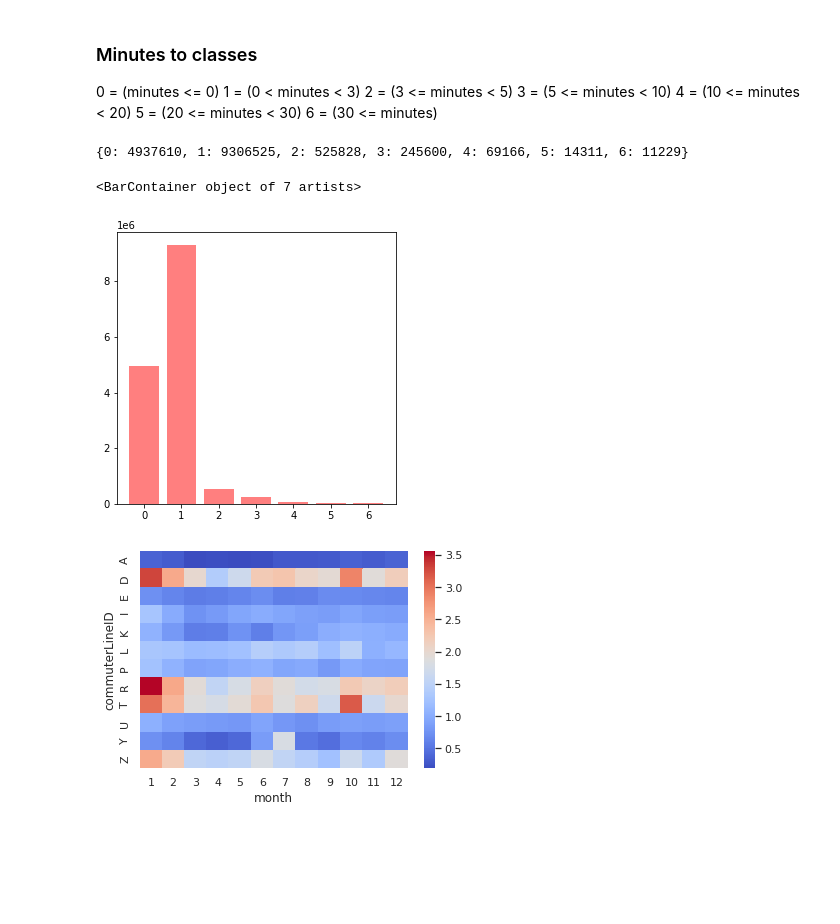
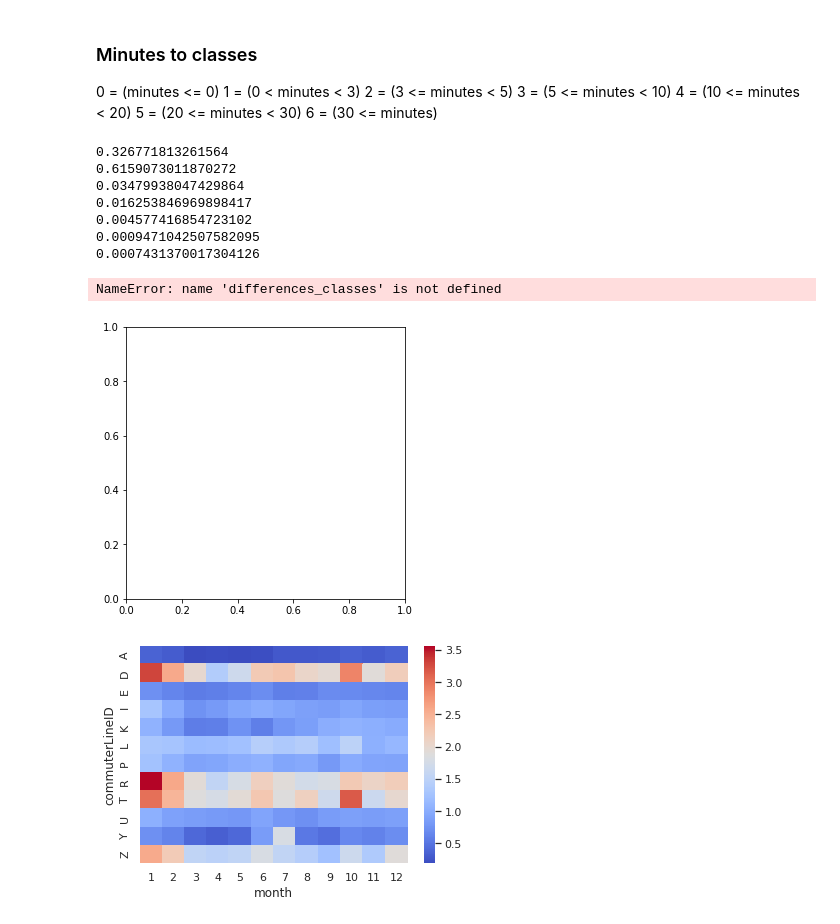
Before and after one commit to millalin/Train-predictor, a Jupyter notebook: notebooks/explore-train.ipynb, the cells around one changed output. Drawn from its saved outputs; the diff is of its cells as text; code cells hidden in the pictures; blank space fills up the shorter version.

```diff
--- a/notebooks/explore-train.ipynb
+++ b/notebooks/explore-train.ipynb
@@ -134,15 +147,24 @@ differences_classes[3] = len(merged[(merged["differenceInMinutes"]>=5) & (merged
 differences_classes[4] = len(merged[(merged["differenceInMinutes"]>= 10) & (merged["differenceInMinutes"]< 20)])
 differences_classes[5] = len(merged[(merged["differenceInMinutes"]>=20) & (merged["differenceInMinutes"]< 30)])
 differences_classes[6] = len(merged[merged["differenceInMinutes"] >= 30])
-differences_classes
+all = sum(differences_classes.values())
+for luokka in differences_classes.values():
+    print(luokka/all)
 # %% [output]
-{0: 4937610, 1: 9306525, 2: 525828, 3: 245600, 4: 69166, 5: 14311, 6: 11229}
+0.326771813261564
+0.6159073011870272
+0.03479938047429864
+0.016253846969898417
+0.004577416854723102
+0.0009471042507582095
+0.0007431370017304126
 # %%
 fig, ax = plt.subplots(figsize=(5,5))
 plt.bar(differences_classes.keys(), differences_classes.values(), color="red", alpha=0.5)
+differences_classes.values()
 # %% [output]
-<BarContainer object of 7 artists>
+NameError: name 'differences_classes' is not defined
-[figure, old version]
+[figure, new version]
 # %%
 merged = pd.read_csv("../data/merged/trains_and_weather.csv")
 dataset = merged[['commuterLineID', 'month', 'differenceInMinutes']]
```
Also changed, not shown: parts of 4 cells of this notebook.
